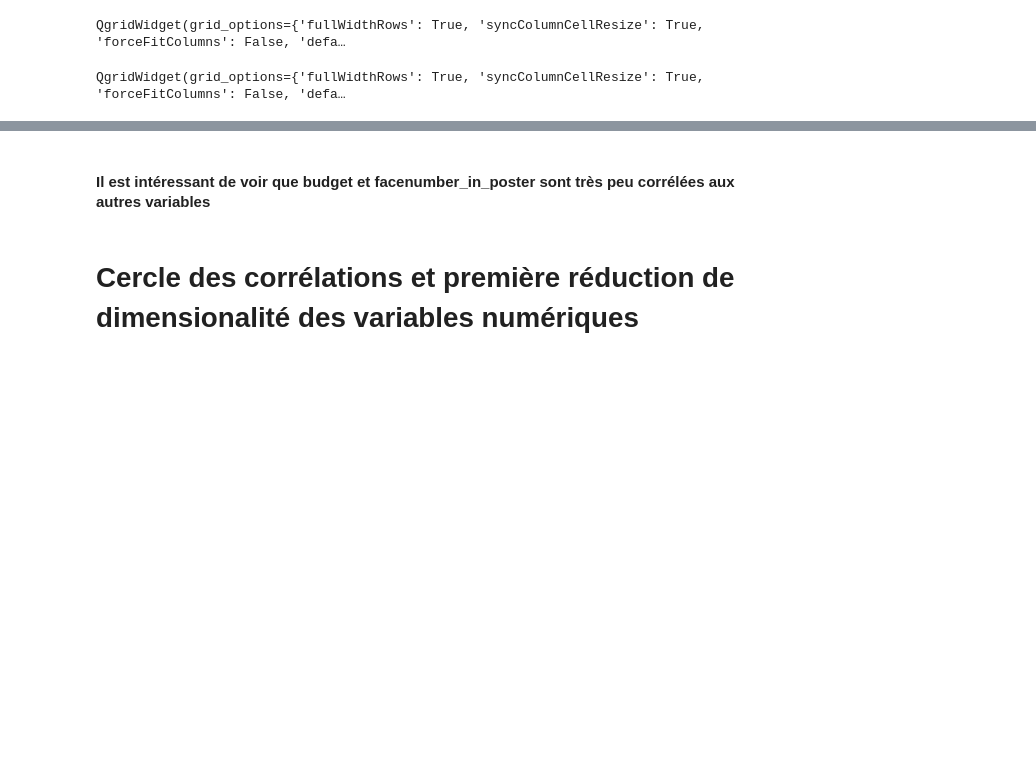
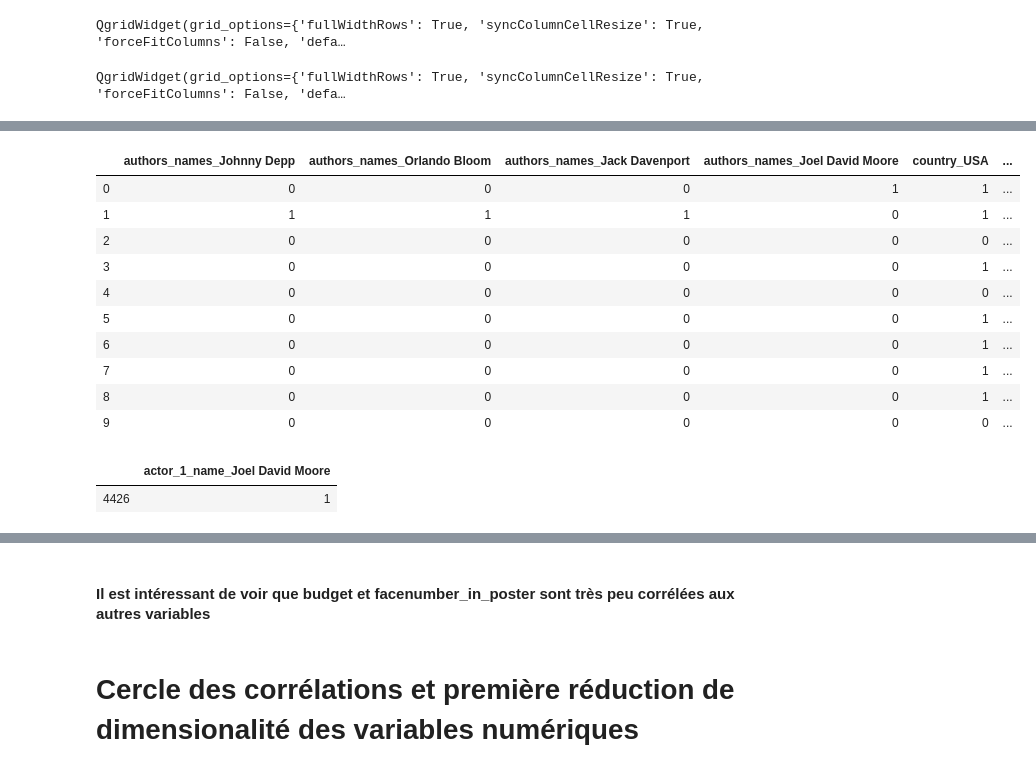
Before and after one commit to Severac/openclassrooms, a Jupyter notebook: PJ3/PJ3_dataclean.ipynb, the cells around one changed output, grey strips where cells are left out. Saved outputs shown, nothing was run; the diff lists cells and outputs as text; code cells hidden in the pictures; blank space fills up the shorter version.

```diff
--- a/PJ3/PJ3_dataclean.ipynb
+++ b/PJ3/PJ3_dataclean.ipynb
@@ -238,12 +241,3 @@ aspect_ratio                 0.934574
 budget                       0.902561
 gross                        0.825130
 dtype: float64
-# %%
-numerical_features = ['movie_facebook_likes', 'num_voted_users', 'cast_total_facebook_likes', 'imdb_score' , 'actor_1_facebook_likes', 'actor_2_facebook_likes', 'facenumber_in_poster', 'duration', 'num_user_for_reviews', 'actor_3_facebook_likes', 'num_critic_for_reviews', 'director_facebook_likes', 'budget', 'gross','title_year']
-categorical_features = ['color', 'content_rating']
-
-categorical_features_totransform = ['country', 'actor_1_name', 'actor_2_name', 'actor_3_name', 'director_name']
-categorical_features_totransform_specific = ['movie_title']
-categorical_features_tosplit_andtransform = ['genres', 'plot_keywords'] #Sous ensemble des features to transform, qu'il va falloir splitter avant de 1hot encoder
-#categorical features to transform : genres, movie_title, country, actor_1_name, language, actor_2_name, actor_3_name, director_name, plot_keywords
-#features to remove : aspect_ratio, movie_imdb_link
@@ -366,0 +246,14 @@ df['genres'].str.split(pat='|', expand=True)
+# %%
+numerical_features = ['movie_facebook_likes', 'num_voted_users', 'cast_total_facebook_likes', 'imdb_score' , 'actor_1_facebook_likes', 'actor_2_facebook_likes', 'facenumber_in_poster', 'duration', 'num_user_for_reviews', 'actor_3_facebook_likes', 'num_critic_for_reviews', 'director_facebook_likes', 'budget', 'gross','title_year']
+
+# à 1 hot encoder, et à splitter avant si nécessaire  ('genres' et 'plot_keywords' doivent être splittées)
+categorical_features = ['country', 'director_name', 'genres', 'plot_keywords', 'color', 'content_rating']
+
+# à transformer en bag of words
+categorical_features_tobow = ['movie_title']
+
+# à fusioner en 1 seule variable
+categorical_features_tomerge = ['actor_1_name', 'actor_2_name', 'actor_3_name']
+
+# features qui ne seront pas conservées :
+features_notkept = ['aspect_ratio', 'movie_imdb_link']
@@ -428,0 +381,3 @@ QgridWidget(grid_options={'fullWidthRows': True, 'syncColumnCellResize': True, '
+# %%
+df_imputed = add_categorical_features_1hot(df, df_numerical_features_imputed, categorical_features)
+df_imputed = add_categorical_features_merge_and_1hot(df, df_imputed, categorical_features_tomerge, 'actors_names' )
@@ -429,2 +407,21 @@ QgridWidget(grid_options={'fullWidthRows': True, 'syncColumnCellResize': True, '
+# %%
+df_imputed[['authors_names_Johnny Depp', 'authors_names_Orlando Bloom', 'authors_names_Jack Davenport', 'authors_names_Joel David Moore', 'country_USA', 'country_UK', 'genres_Action', 'genres_Adventure']].head(10)
+# %% [output]
+|  | authors_names_Johnny Depp | authors_names_Orlando Bloom | authors_names_Jack Davenport | authors_names_Joel David Moore | country_USA | ... |
+| 0 | 0 | 0 | 0 | 1 | 1 | ... |
+| 1 | 1 | 1 | 1 | 0 | 1 | ... |
+| 2 | 0 | 0 | 0 | 0 | 0 | ... |
+| 3 | 0 | 0 | 0 | 0 | 1 | ... |
+| 4 | 0 | 0 | 0 | 0 | 0 | ... |
+| 5 | 0 | 0 | 0 | 0 | 1 | ... |
+| 6 | 0 | 0 | 0 | 0 | 1 | ... |
+| 7 | 0 | 0 | 0 | 0 | 1 | ... |
+| 8 | 0 | 0 | 0 | 0 | 1 | ... |
+| 9 | 0 | 0 | 0 | 0 | 0 | ... |
+# %%
+df_imputed[df_imputed['actor_1_name_Joel David Moore'] == 1][['actor_1_name_Joel David Moore']].head(30)
+# %% [output]
+|  | actor_1_name_Joel David Moore |
+| 4426 | 1 |
 # %%
 df.hist(bins=50, figsize=(20,15))
```
Also changed, not shown: parts of 39 cells of this notebook, 2 other files.
